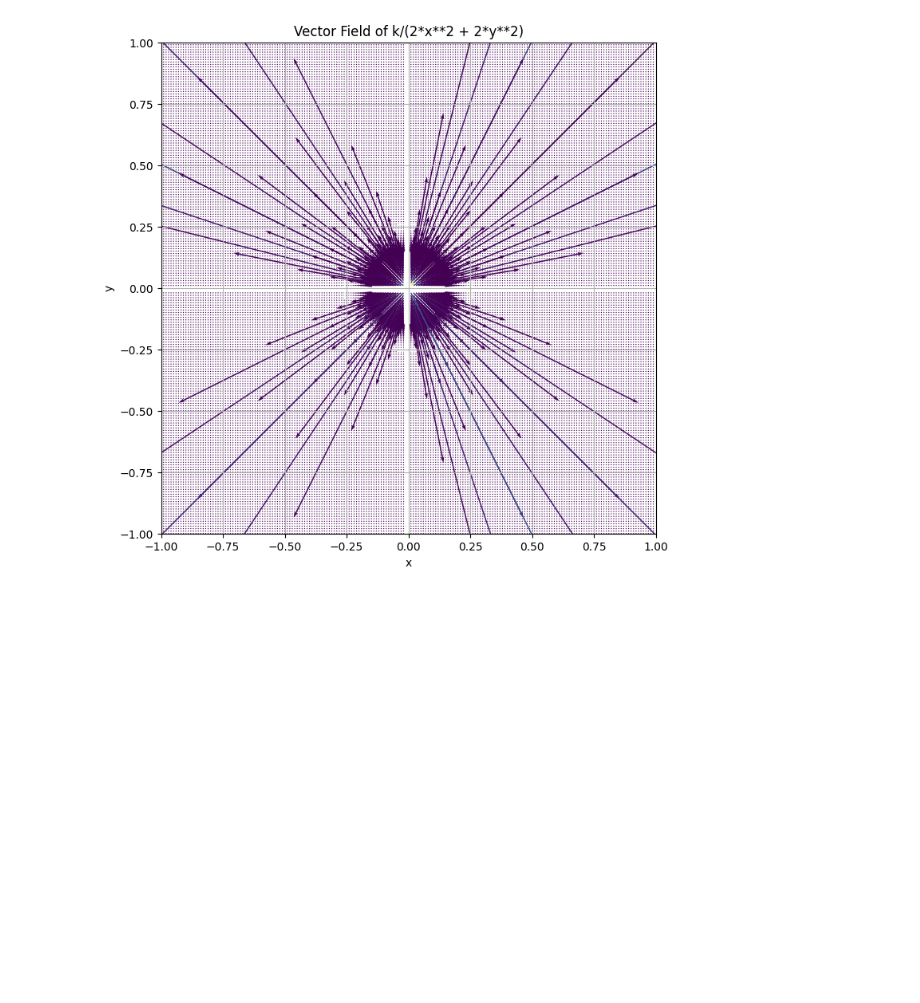
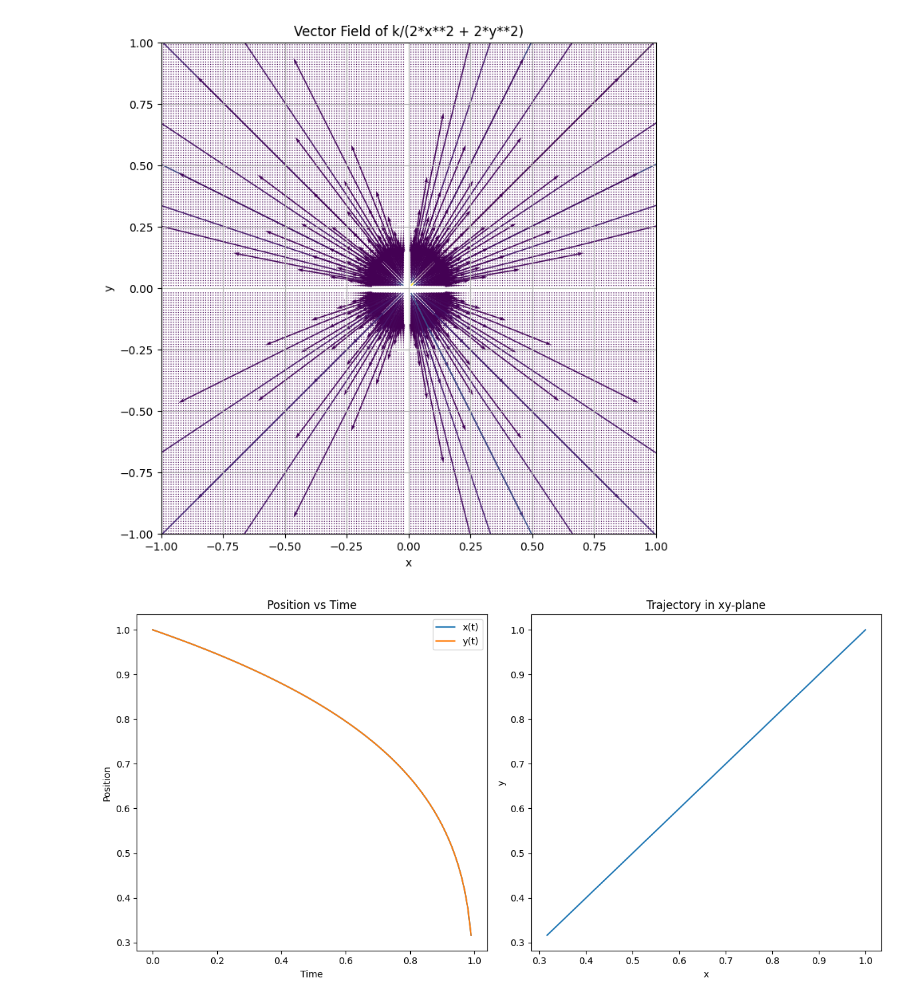
Before and after one commit to gellison321/physics, a Jupyter notebook: theoretical_minimum/classical_mechanics/lecture_05.ipynb, the cells around one changed output. Saved outputs shown, nothing was run; the diff lists cells and outputs as text; code cells hidden in the pictures; blank space fills up the shorter version.

```diff
--- a/theoretical_minimum/classical_mechanics/lecture_05.ipynb
+++ b/theoretical_minimum/classical_mechanics/lecture_05.ipynb
@@ -180,3 +194,62 @@ plot_vec_field(k/(2*(x**2+y**2)), r = 1, step = 0.01, K = 0.1)
 Fx = 4*k*x/(2*x**2 + 2*y**2)**2
 Fy = 4*k*y/(2*x**2 + 2*y**2)**2
 [figure]
+# %%
+x, y, k, m = symbols('x y k m')
+
+# Defining the potential energy function V
+V = k / (2 * (x**2 + y**2))
+
+Vx = diff(V, x)
+Vy = diff(V, y)
+
+# Accelerations
+ax = 4 * k * x / (m * (x**2 + y**2)**2)
+ay = 4 * k * y / (m * (x**2 + y**2)**2)
+
+# Converting to numerical functions using lambdify
+vx_func = lambdify((x, y, k), Vx, 'numpy')
+vy_func = lambdify((x, y, k), Vy, 'numpy')
+ax_func = lambdify((x, y, k, m), ax, 'numpy')
+ay_func = lambdify((x, y, k, m), ay, 'numpy')
+
+# Updated system function using the numerical functions
+def system(Y, t, m, k):
+    x, y, vx, vy = Y
+    dxdt = vx_func(x, y, k)
+    dydt = vy_func(x, y, k)
+    dvxdt = ax_func(x, y, k, m)
+    dvydt = ay_func(x, y, k, m)
+    return [dxdt, dydt, dvxdt, dvydt]
+
+# Initial conditions
+Y = [1, 1, 0, 0]
+
+t = np.arange(0, 1, 0.01)
+
+# Solving the differential equations with the same initial conditions and time range
+solution = odeint(system, Y, t, args=(1, 1))
+
+# Plotting the results
+plt.figure(figsize=(12, 6))
+
+# Plotting x and y positions
+plt.subplot(1, 2, 1)
+plt.plot(t, solution[:, 0], label='x(t)')
+plt.plot(t, solution[:, 1], label='y(t)')
+plt.xlabel('Time')
+plt.ylabel('Position')
+plt.title('Position vs Time')
+plt.legend()
+
+# Plotting the trajectory in the xy-plane
+plt.subplot(1, 2, 2)
+plt.plot(solution[:, 0], solution[:, 1])
+plt.xlabel('x')
+plt.ylabel('y')
+plt.title('Trajectory in xy-plane')
+
+plt.tight_layout()
+plt.show()
+# %% [output]
+[figure, added]
```
Also changed, not shown: parts of 3 cells of this notebook.
